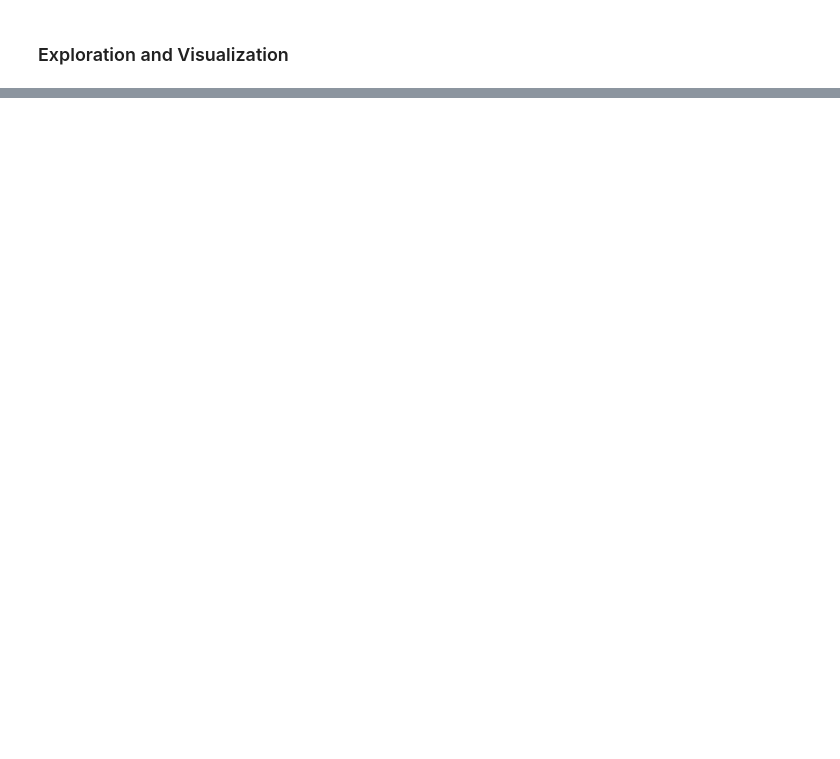
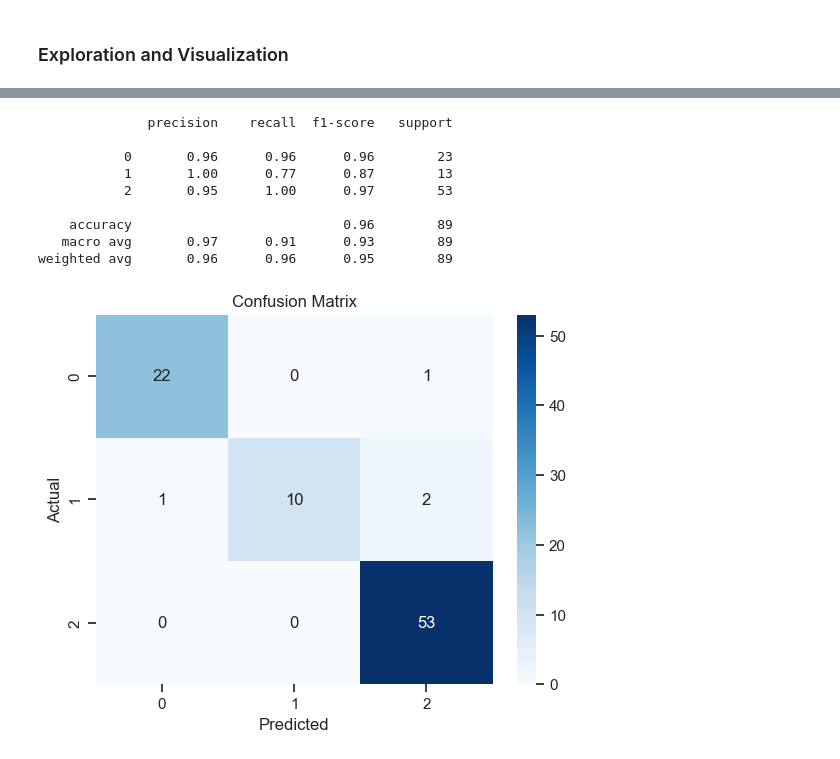
Before and after one commit to d-o-e/CST-383-Project, a Jupyter notebook: horse_colic_project.ipynb, the cells around one changed output, grey strips where cells are left out. Saved outputs shown, nothing was run; the diff lists cells and outputs as text; code cells hidden in the pictures; blank space fills up the shorter version.

```diff
--- a/horse_colic_project.ipynb
+++ b/horse_colic_project.ipynb
@@ -247,0 +466,4 @@ plt.show()
+# %%
+# Convert the rest of the categorical data to numeric using One Hot Encoding
+merged_dataset = pd.get_dummies(merged_dataset)
+merged_dataset.head(10)
@@ -247,0 +500,28 @@ plt.show()
+# %%
+# The outcome variable needs to be removed in order to train the model effectively
+X_train = df.drop("outcome", axis=1).values
+Y_train = df["outcome"]
+X_test  = test.drop("outcome", axis=1).values
+Y_test  = test["outcome"]
+# %%
+# Random Forest
+num_estimators = 150
+random_forest = RandomForestClassifier(n_estimators=num_estimators, min_samples_leaf=3, max_features=0.5, n_jobs=-1)
+random_forest.fit(X_train, Y_train)
+
+# Calculate and print the training accuracy
+train_accuracy = round(random_forest.score(X_train, Y_train) * 100, 2)
+print(f'\nTraining Accuracy: {train_accuracy}%')
+# Calculate and print the test accuracy
+test_accuracy = round(random_forest.score(X_test, Y_test) * 100, 2)
+print(f'Test Accuracy: {test_accuracy}%')
+Y_pred = random_forest.predict(X_test)
+# Calculate and print the confusion matrix
+confusion_matrix = pd.crosstab(Y_test, Y_pred, rownames=["Real"], colnames=["Predict"], margins=True)
+# Format the confusion matrix output
+confusion_matrix_formatted = confusion_matrix.copy()
+confusion_matrix_formatted.index = ['Actual ' + str(label) for label in confusion_matrix.index]
+confusion_matrix_formatted.columns = ['Predicted ' + str(label) for label in confusion_matrix.columns]
+# Print the formatted confusion matrix
+print("\nConfusion Matrix:")
+print(confusion_matrix_formatted)
@@ -247,0 +538,24 @@ plt.show()
+# %%
+# Generate a classification report based on the predicted labels (Y_pred)
+# and the true labels (Y_test).
+report = classification_report(Y_test, Y_pred)
+print(report)
+# Display the number of true positives, true negatives, false positives,
+# and false negatives for each class.
+confusion_matrix = pd.crosstab(Y_test, Y_pred)
+sns.heatmap(confusion_matrix, annot=True, cmap="Blues", fmt="d")
+plt.xlabel("Predicted")
+plt.ylabel("Actual")
+plt.title("Confusion Matrix")
+plt.show()
+# %% [output]
+              precision    recall  f1-score   support
+
+           0       0.96      0.96      0.96        23
+           1       1.00      0.77      0.87        13
+           2       0.95      1.00      0.97        53
+
+    accuracy                           0.96        89
+   macro avg       0.97      0.91      0.93        89
+weighted avg       0.96      0.96      0.95        89
+[figure, added]
```
Also changed, not shown: parts of 36 cells of this notebook.
